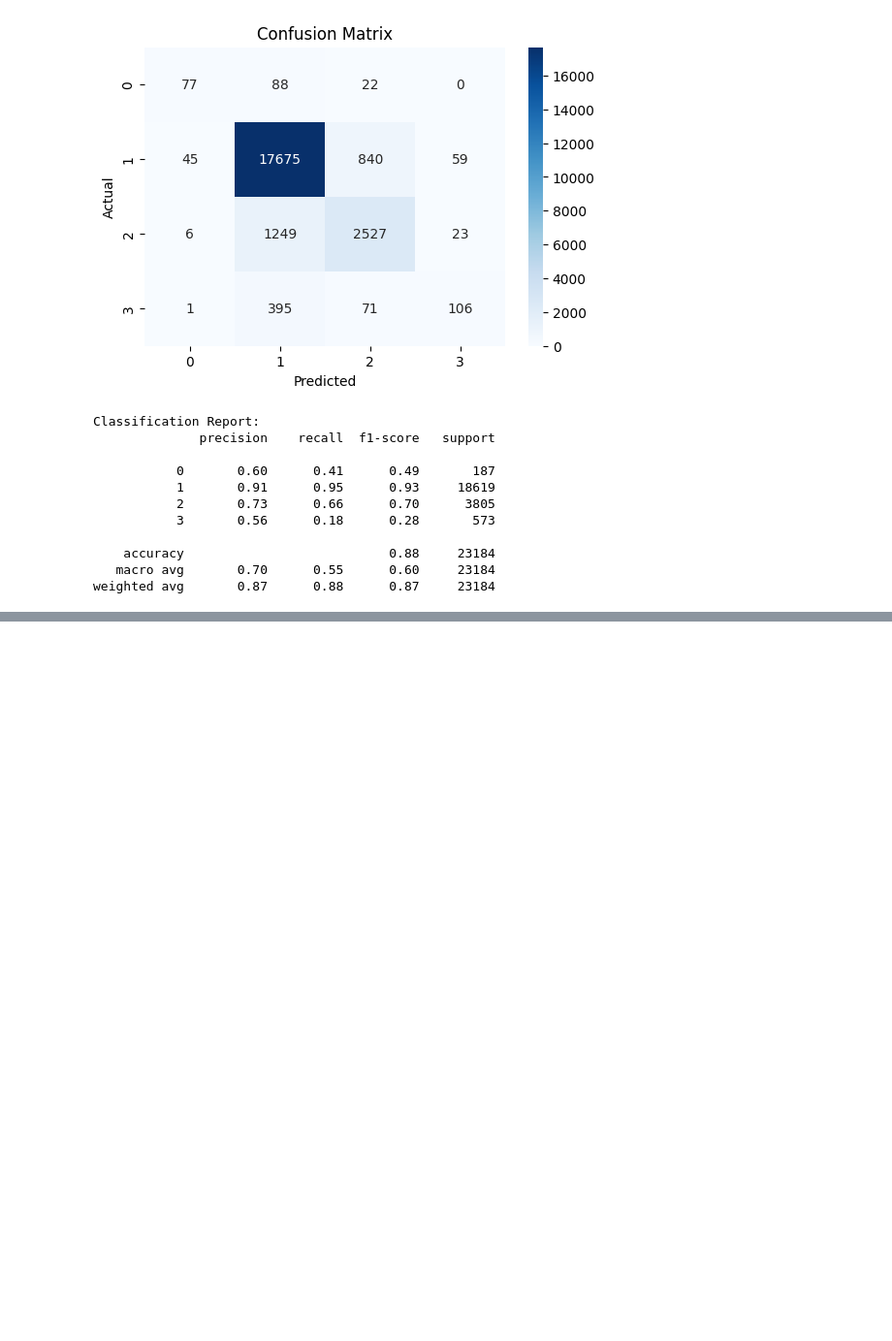
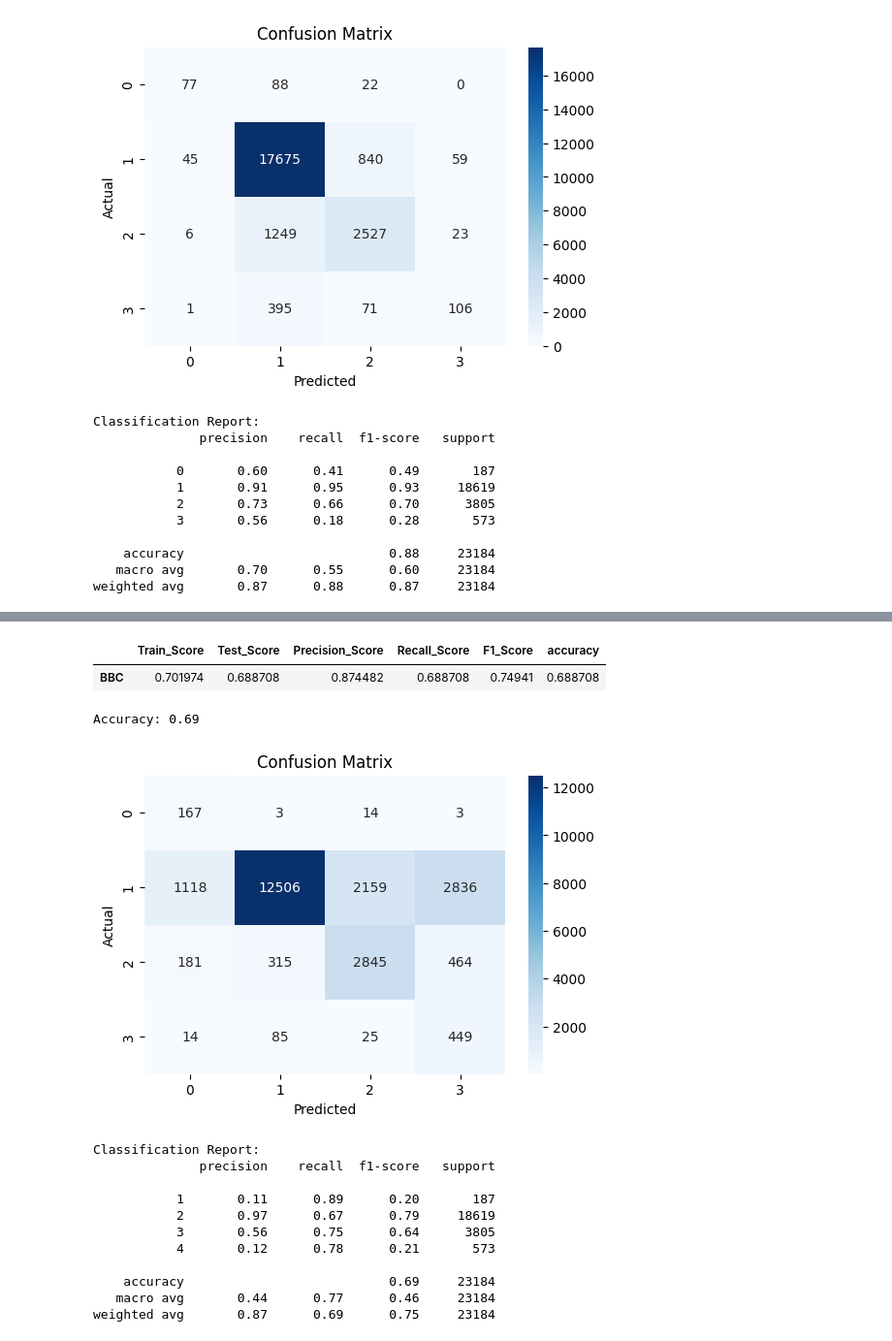
Before and after one commit to jsmoralesc/DSA_Proyecto_AccidentesTransito, a Jupyter notebook: Code/Modelos_ML.ipynb, the cells around one changed output, grey strips where cells are left out. Shown: that part at 97% size. Cells and saved outputs as stored; diff of their text form; code cells hidden in the pictures; blank space fills up the shorter version.

```diff
--- a/Code/Modelos_ML.ipynb
+++ b/Code/Modelos_ML.ipynb
@@ -196,0 +200,40 @@ weighted avg       0.87      0.88      0.87     23184
+# %%
+base_estimator = DecisionTreeClassifier(random_state=42)
+balanced_bagging = BalancedBaggingClassifier(estimator=base_estimator, n_estimators=100, random_state=42)
+
+balanced_bagging.fit(X_train, y_train)
+
+y_pred = balanced_bagging.predict(X_test)
+Eval_bbc=classification_task(balanced_bagging,X_train, y_train ,X_test,y_test, y_pred,'BBC')
+Eval_bbc
+# %% [output]
+|  | Train_Score | Test_Score | Precision_Score | Recall_Score | F1_Score | accuracy |
+| BBC | 0.701974 | 0.688708 | 0.874482 | 0.688708 | 0.74941 | 0.688708 |
+# %%
+accuracy = accuracy_score(y_test, y_pred)
+print(f"Accuracy: {accuracy:.2f}")
+
+plt.figure(figsize=(6, 4))
+sns.heatmap(confusion_matrix(y_test, y_pred), annot=True, fmt='d', cmap='Blues')
+plt.xlabel('Predicted')
+plt.ylabel('Actual')
+plt.title('Confusion Matrix')
+plt.show()
+
+class_report = classification_report(y_test, y_pred)
+print("Classification Report:")
+print(class_report)
+# %% [output]
+Accuracy: 0.69
+[figure, added]
+Classification Report:
+              precision    recall  f1-score   support
+
+           1       0.11      0.89      0.20       187
+           2       0.97      0.67      0.79     18619
+           3       0.56      0.75      0.64      3805
+           4       0.12      0.78      0.21       573
+
+    accuracy                           0.69     23184
+   macro avg       0.44      0.77      0.46     23184
+weighted avg       0.87      0.69      0.75     23184
```
Also changed, not shown: parts of 12 cells of this notebook.
